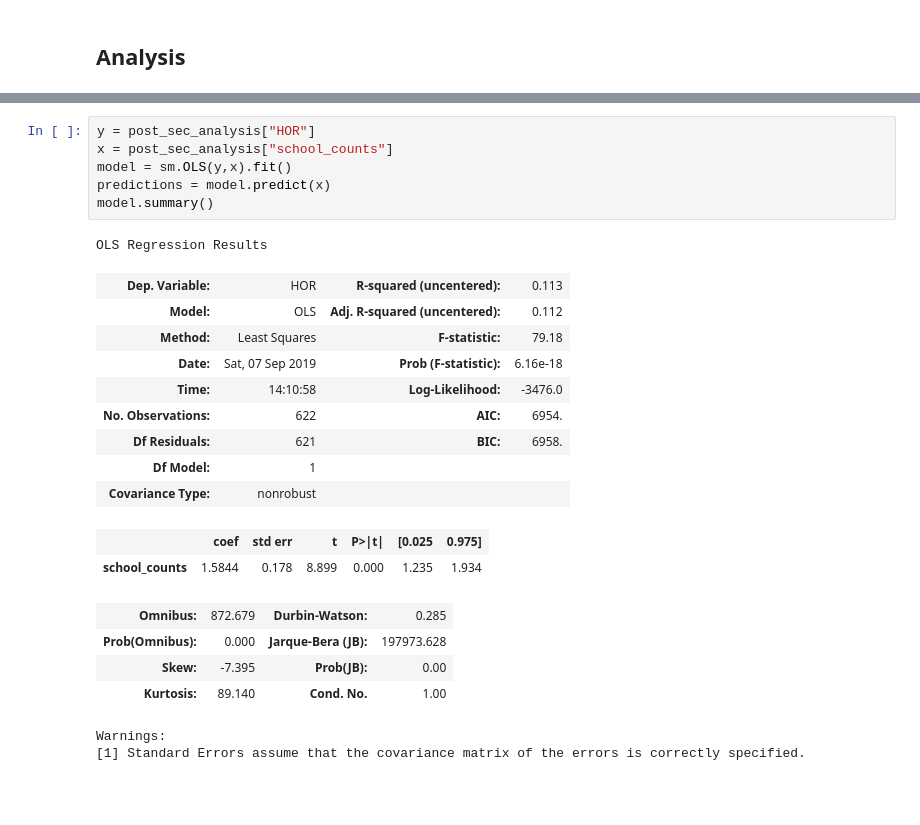
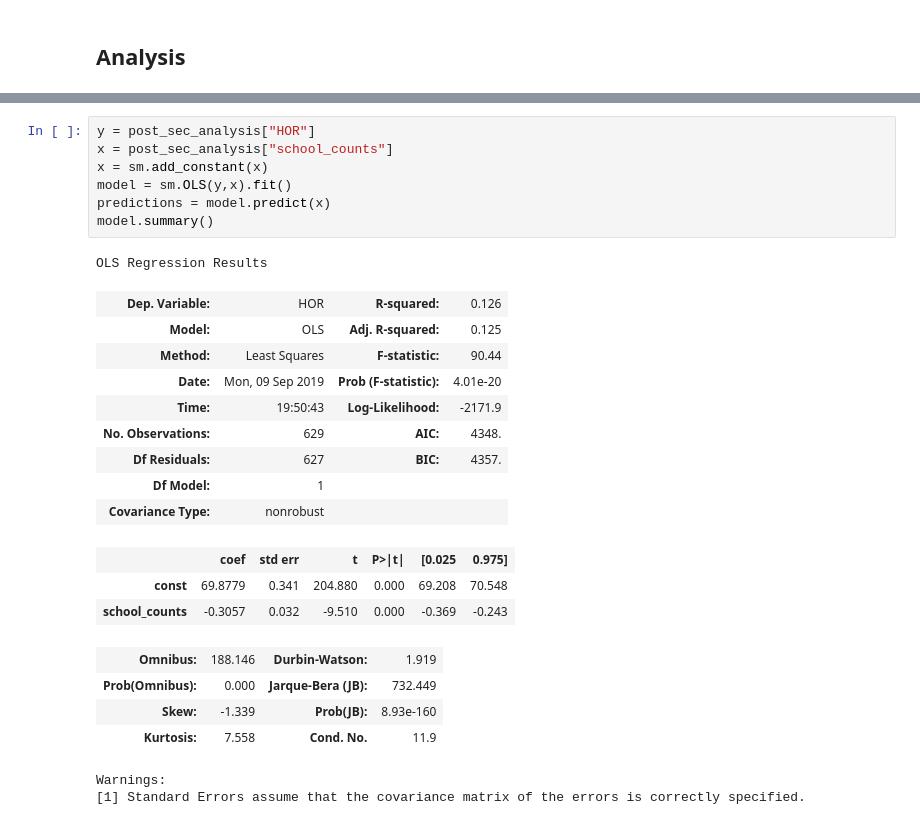
Before and after one commit to natashacrosby/Project_1, a Jupyter notebook: post_secondary_analysis.ipynb, the cells around one changed output, grey strips where cells are left out. Drawn from its saved outputs; the diff is of its cells as text; blank space fills up the shorter version.

```diff
--- a/post_secondary_analysis.ipynb
+++ b/post_secondary_analysis.ipynb
@@ -73,26 +73,28 @@ plt.savefig('Pictures/Post_sec_scatter.png')
 # %%
 y = post_sec_analysis["HOR"]
 x = post_sec_analysis["school_counts"]
+x = sm.add_constant(x)
 model = sm.OLS(y,x).fit()
 predictions = model.predict(x)
 model.summary()
 # %% [output]
 OLS Regression Results
-| Dep. Variable: | HOR | R-squared (uncentered): | 0.113 |
-| Model: | OLS | Adj. R-squared (uncentered): | 0.112 |
-| Method: | Least Squares | F-statistic: | 79.18 |
-| Date: | Sat, 07 Sep 2019 | Prob (F-statistic): | 6.16e-18 |
-| Time: | 14:10:58 | Log-Likelihood: | -3476.0 |
-| No. Observations: | 622 | AIC: | 6954. |
-| Df Residuals: | 621 | BIC: | 6958. |
+| Dep. Variable: | HOR | R-squared: | 0.126 |
+| Model: | OLS | Adj. R-squared: | 0.125 |
+| Method: | Least Squares | F-statistic: | 90.44 |
+| Date: | Mon, 09 Sep 2019 | Prob (F-statistic): | 4.01e-20 |
+| Time: | 19:50:43 | Log-Likelihood: | -2171.9 |
+| No. Observations: | 629 | AIC: | 4348. |
+| Df Residuals: | 627 | BIC: | 4357. |
 | Df Model: | 1 |  |  |
 | Covariance Type: | nonrobust |  |  |
 |  | coef | std err | t | P>|t| | [0.025 | 0.975] |
-| school_counts | 1.5844 | 0.178 | 8.899 | 0.000 | 1.235 | 1.934 |
+| const | 69.8779 | 0.341 | 204.880 | 0.000 | 69.208 | 70.548 |
+| school_counts | -0.3057 | 0.032 | -9.510 | 0.000 | -0.369 | -0.243 |
-| Omnibus: | 872.679 | Durbin-Watson: | 0.285 |
-| Prob(Omnibus): | 0.000 | Jarque-Bera (JB): | 197973.628 |
-| Skew: | -7.395 | Prob(JB): | 0.00 |
-| Kurtosis: | 89.140 | Cond. No. | 1.00 |
+| Omnibus: | 188.146 | Durbin-Watson: | 1.919 |
+| Prob(Omnibus): | 0.000 | Jarque-Bera (JB): | 732.449 |
+| Skew: | -1.339 | Prob(JB): | 8.93e-160 |
+| Kurtosis: | 7.558 | Cond. No. | 11.9 |
 Warnings:
 [1] Standard Errors assume that the covariance matrix of the errors is correctly specified.
 # %%
```
Also changed, not shown: parts of 6 cells of this notebook, 11 other files.
